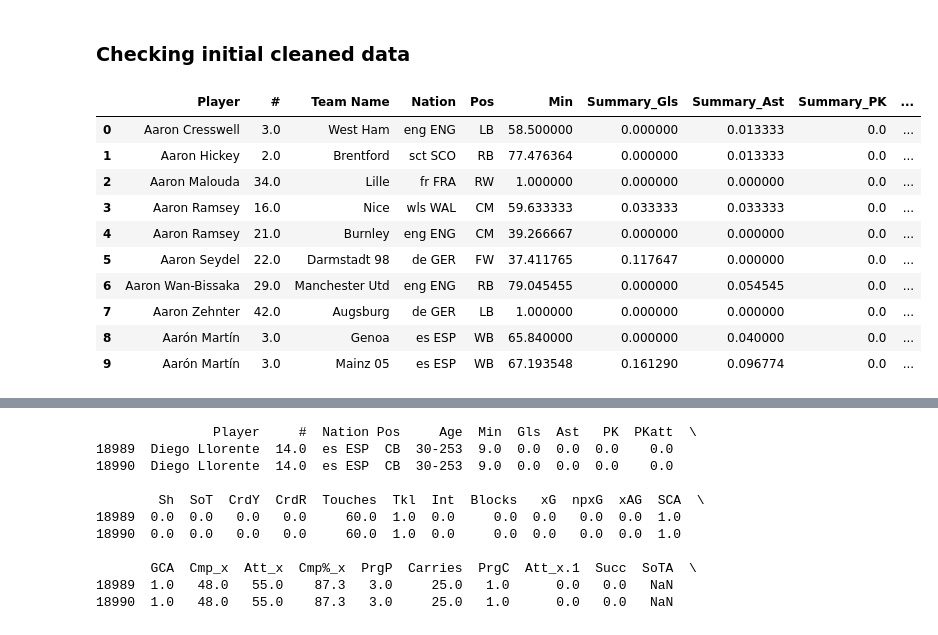
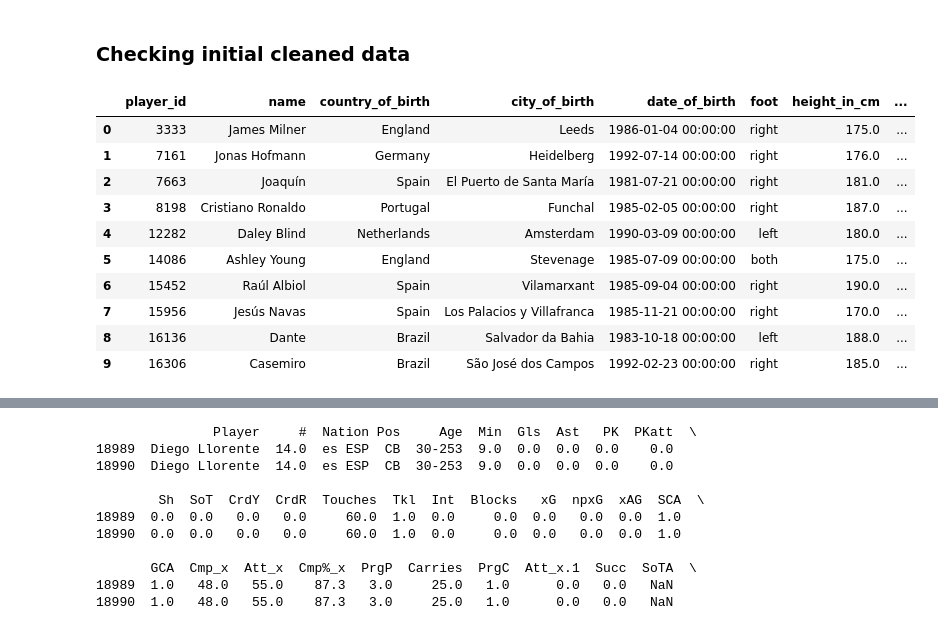
Before and after one commit to MinhTQ-594/Football-player-Price_prediction, a Jupyter notebook: Data preprocessing/Clean_data.ipynb, the cells around one changed output, grey strips where cells are left out. Drawn from its saved outputs; the diff is of its cells as text; code cells hidden in the pictures.

```diff
--- a/Data preprocessing/Clean_data.ipynb
+++ b/Data preprocessing/Clean_data.ipynb
@@ -7,23 +7,23 @@ import matplotlib.pyplot as plt
 # %%
 pd.set_option('display.max_columns', None)
 # %%
-clean_data_GK_path = '../Data/Clean/GK_Gr.csv'
-clean_data_Player_path = '../Data/Clean/Player_Gr.csv'
+clean_data_GK_path = '../Data/Clean/GK_merge.csv'
+clean_data_Player_path = '../Data/Clean/Player_merge.csv'
 # %% [markdown]
 ### Checking initial cleaned data
 # %%
-check = pd.read_csv(clean_data_Player_path)
-check.head(10)
+check_player = pd.read_csv(clean_data_Player_path)
+check_player.head(10)
 # %% [output]
-|  | Player | # | Team Name | Nation | Pos | Min | Summary_Gls | Summary_Ast | Summary_PK | ... |
-| 0 | Aaron Cresswell | 3.0 | West Ham | eng ENG | LB | 58.500000 | 0.000000 | 0.013333 | 0.0 | ... |
-| 1 | Aaron Hickey | 2.0 | Brentford | sct SCO | RB | 77.476364 | 0.000000 | 0.013333 | 0.0 | ... |
-| 2 | Aaron Malouda | 34.0 | Lille | fr FRA | RW | 1.000000 | 0.000000 | 0.000000 | 0.0 | ... |
-| 3 | Aaron Ramsey | 16.0 | Nice | wls WAL | CM | 59.633333 | 0.033333 | 0.033333 | 0.0 | ... |
-| 4 | Aaron Ramsey | 21.0 | Burnley | eng ENG | CM | 39.266667 | 0.000000 | 0.000000 | 0.0 | ... |
-| 5 | Aaron Seydel | 22.0 | Darmstadt 98 | de GER | FW | 37.411765 | 0.117647 | 0.000000 | 0.0 | ... |
-| 6 | Aaron Wan-Bissaka | 29.0 | Manchester Utd | eng ENG | RB | 79.045455 | 0.000000 | 0.054545 | 0.0 | ... |
-| 7 | Aaron Zehnter | 42.0 | Augsburg | de GER | LB | 1.000000 | 0.000000 | 0.000000 | 0.0 | ... |
-| 8 | Aarón Martín | 3.0 | Genoa | es ESP | WB | 65.840000 | 0.000000 | 0.040000 | 0.0 | ... |
-| 9 | Aarón Martín | 3.0 | Mainz 05 | es ESP | WB | 67.193548 | 0.161290 | 0.096774 | 0.0 | ... |
+|  | player_id | name | country_of_birth | city_of_birth | date_of_birth | foot | height_in_cm | ... |
+| 0 | 3333 | James Milner | England | Leeds | 1986-01-04 00:00:00 | right | 175.0 | ... |
+| 1 | 7161 | Jonas Hofmann | Germany | Heidelberg | 1992-07-14 00:00:00 | right | 176.0 | ... |
+| 2 | 7663 | Joaquín | Spain | El Puerto de Santa María | 1981-07-21 00:00:00 | right | 181.0 | ... |
+| 3 | 8198 | Cristiano Ronaldo | Portugal | Funchal | 1985-02-05 00:00:00 | right | 187.0 | ... |
+| 4 | 12282 | Daley Blind | Netherlands | Amsterdam | 1990-03-09 00:00:00 | left | 180.0 | ... |
+| 5 | 14086 | Ashley Young | England | Stevenage | 1985-07-09 00:00:00 | both | 175.0 | ... |
+| 6 | 15452 | Raúl Albiol | Spain | Vilamarxant | 1985-09-04 00:00:00 | right | 190.0 | ... |
+| 7 | 15956 | Jesús Navas | Spain | Los Palacios y Villafranca | 1985-11-21 00:00:00 | right | 170.0 | ... |
+| 8 | 16136 | Dante | Brazil | Salvador da Bahia | 1983-10-18 00:00:00 | left | 188.0 | ... |
+| 9 | 16306 | Casemiro | Brazil | São José dos Campos | 1992-02-23 00:00:00 | right | 185.0 | ... |
 # %%
```
Also changed, not shown: parts of 25 cells of this notebook, 18 other files.
